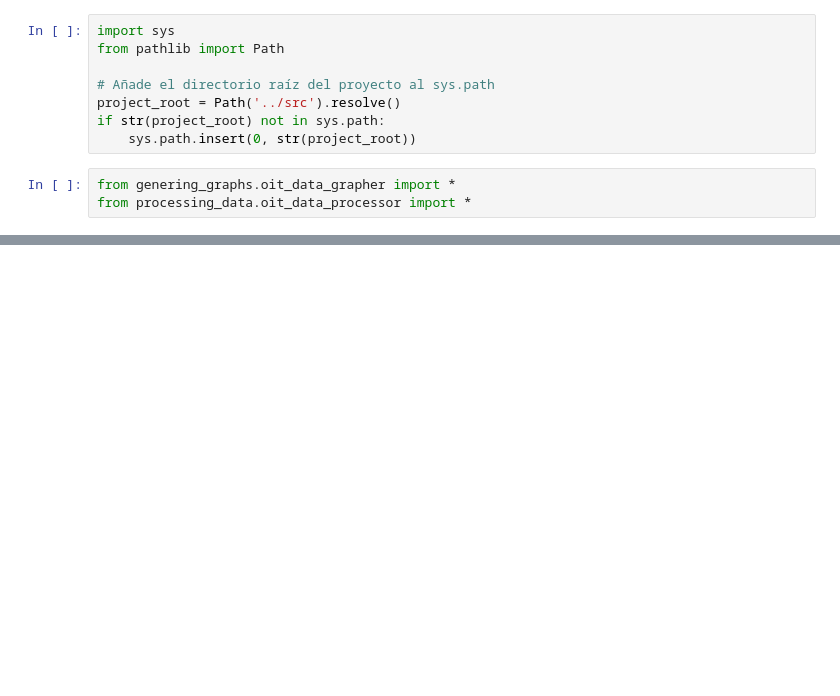
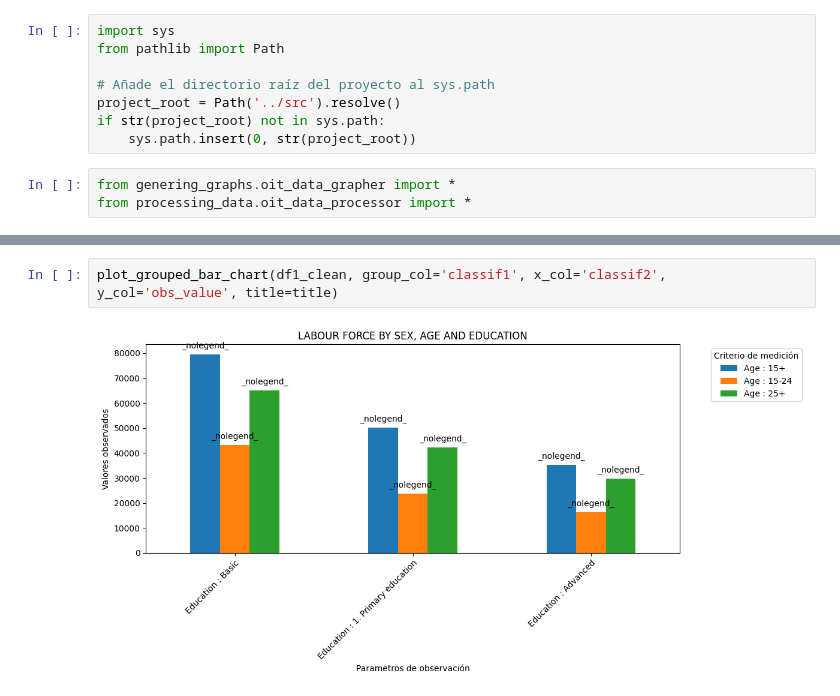
Before and after one commit to d4na3l/empleabilidad-jovenes-VE, a Jupyter notebook: notebooks/oit_data_grapher_functions_test.ipynb, the cells around one changed output, grey strips where cells are left out. Drawn from its saved outputs; the diff is of its cells as text; blank space fills up the shorter version.

```diff
--- a/notebooks/oit_data_grapher_functions_test.ipynb
+++ b/notebooks/oit_data_grapher_functions_test.ipynb
@@ -97,0 +39,4 @@ plot_correlation_heatmap(correlation_matrix, 'Matriz de Correlación')
+# %%
+plot_grouped_bar_chart(df1_clean, group_col='classif1', x_col='classif2', y_col='obs_value', title=title)
+# %% [output]
+[figure, added]
```
Also changed, not shown: parts of 13 cells of this notebook.
